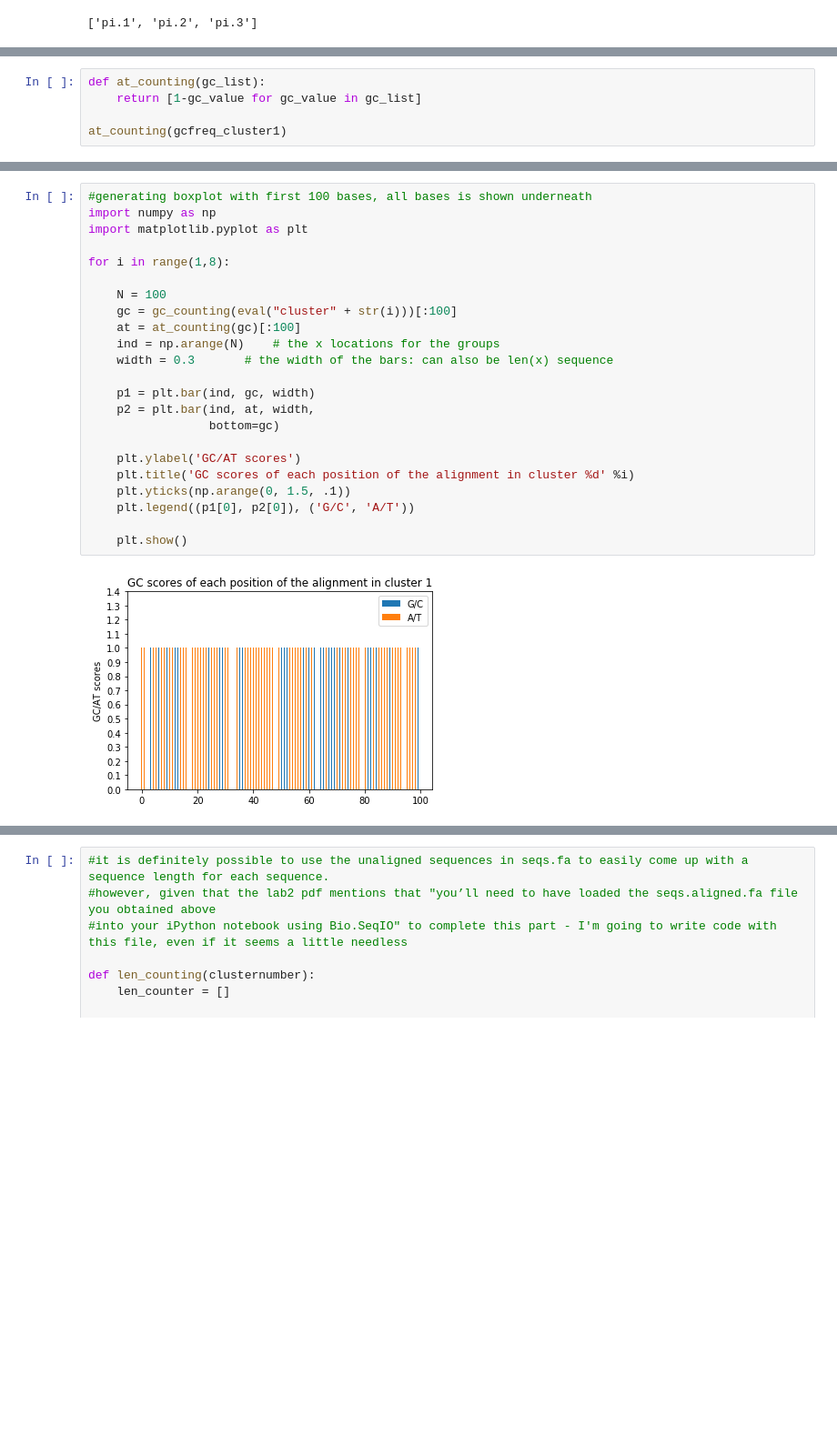
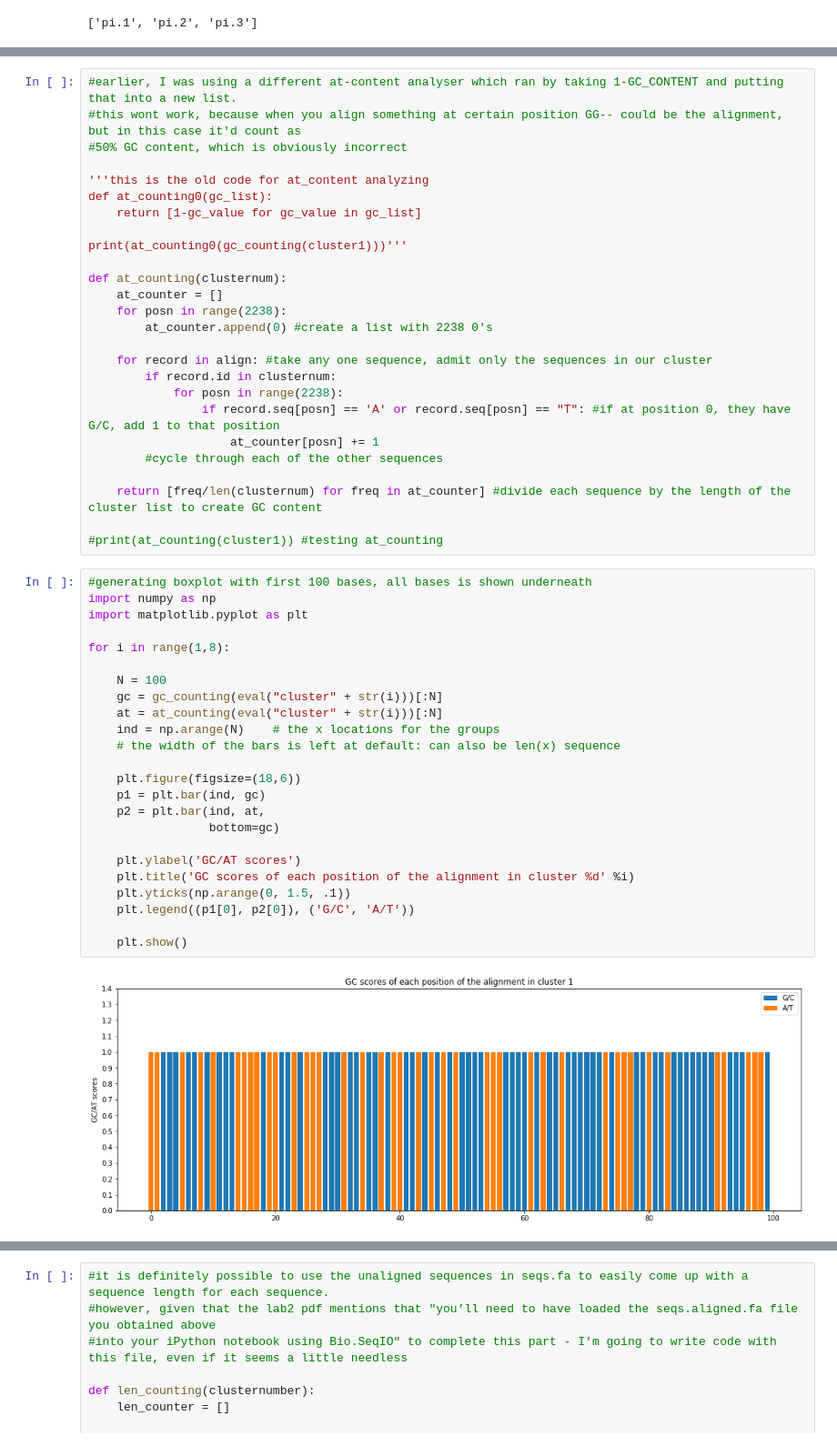
Before and after one commit to anaghsinha/bioe131, a Jupyter notebook: lab2-notebook.ipynb, the cells around one changed output, grey strips where cells are left out. Shown at 91% size. Drawn from its saved outputs; the diff is of its cells as text; blank space fills up the shorter version.

```diff
--- a/lab2-notebook.ipynb
+++ b/lab2-notebook.ipynb
@@ -174,5 +169,0 @@ print(gc_counting(cluster2)) #testing out the gc_content function
-# %%
-def at_counting(gc_list):
-    return [1-gc_value for gc_value in gc_list]
-
-at_counting(gcfreq_cluster1)
@@ -197,25 +170,52 @@ at_counting(gcfreq_cluster1)
+# %%
+#earlier, I was using a different at-content analyser which ran by taking 1-GC_CONTENT and putting that into a new list.
+#this wont work, because when you align something at certain position GG-- could be the alignment, but in this case it'd count as
+#50% GC content, which is obviously incorrect
+
+'''this is the old code for at_content analyzing
+def at_counting0(gc_list):
+    return [1-gc_value for gc_value in gc_list]
+
+print(at_counting0(gc_counting(cluster1)))'''
+
+def at_counting(clusternum):
+    at_counter = []
+    for posn in range(2238):
+        at_counter.append(0) #create a list with 2238 0's
+
+    for record in align: #take any one sequence, admit only the sequences in our cluster
+        if record.id in clusternum:
+            for posn in range(2238):
+                if record.seq[posn] == 'A' or record.seq[posn] == "T": #if at position 0, they have G/C, add 1 to that position
+                    at_counter[posn] += 1
+        #cycle through each of the other sequences
+
+    return [freq/len(clusternum) for freq in at_counter] #divide each sequence by the length of the cluster list to create GC content
+
+#print(at_counting(cluster1)) #testing at_counting
 # %%
 #generating boxplot with first 100 bases, all bases is shown underneath
 import numpy as np
 import matplotlib.pyplot as plt
 
 for i in range(1,8):
 
     N = 100
-    gc = gc_counting(eval("cluster" + str(i)))[:100]
-    at = at_counting(gc)[:100]
+    gc = gc_counting(eval("cluster" + str(i)))[:N]
+    at = at_counting(eval("cluster" + str(i)))[:N]
     ind = np.arange(N)    # the x locations for the groups
-    width = 0.3       # the width of the bars: can also be len(x) sequence
+    # the width of the bars is left at default: can also be len(x) sequence
 
-    p1 = plt.bar(ind, gc, width)
-    p2 = plt.bar(ind, at, width,
+    plt.figure(figsize=(18,6))
+    p1 = plt.bar(ind, gc)
+    p2 = plt.bar(ind, at,
                  bottom=gc)
 
     plt.ylabel('GC/AT scores')
     plt.title('GC scores of each position of the alignment in cluster %d' %i)
     plt.yticks(np.arange(0, 1.5, .1))
     plt.legend((p1[0], p2[0]), ('G/C', 'A/T'))
 
     plt.show()
 # %% [output]
-[figure, old version]
+[figure, new version]
```
Also changed, not shown: parts of 8 cells of this notebook.
